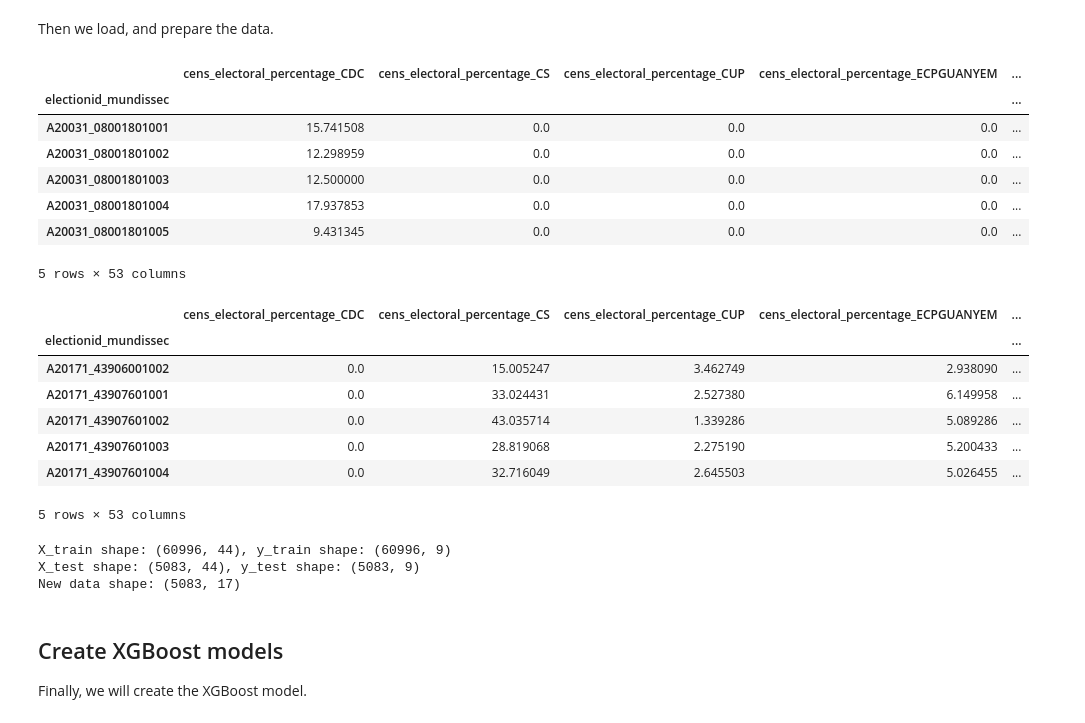
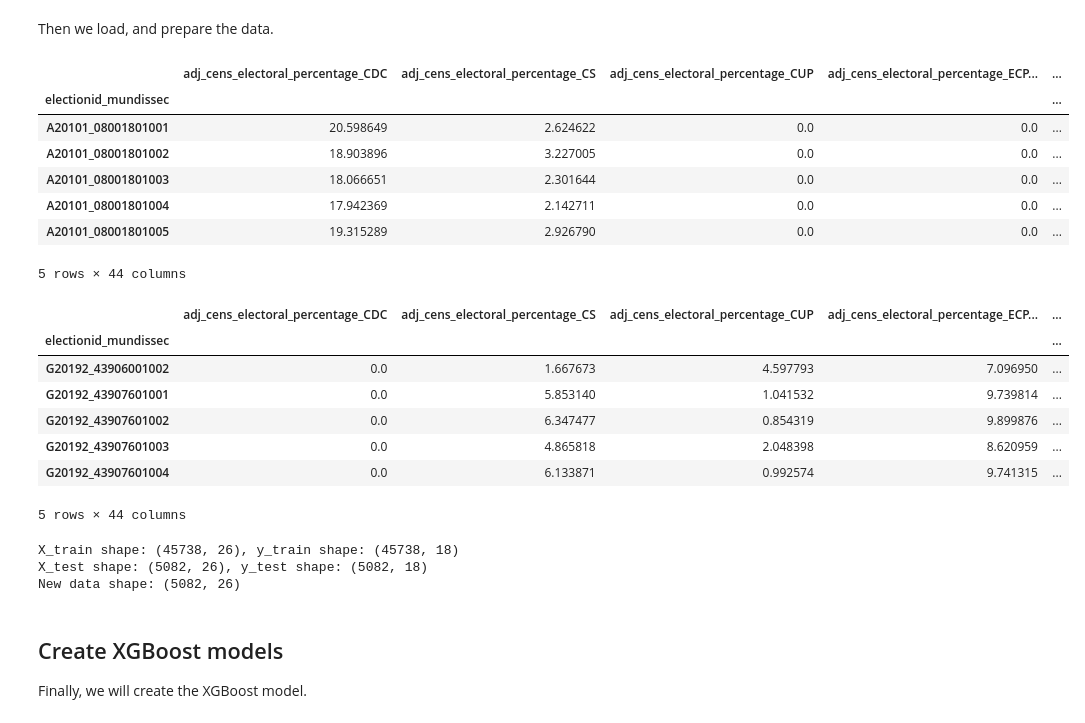
Before and after one commit to guillempla/catalan-elections-forecasting, a Jupyter notebook: src/study_data/create-timeseries-model.ipynb, the cells around one changed output. Cells and saved outputs as stored; diff of their text form; code cells hidden in the pictures.

```diff
--- a/src/study_data/create-timeseries-model.ipynb
+++ b/src/study_data/create-timeseries-model.ipynb
@@ -76,31 +76,31 @@ def remove_rows_with_null_sets(df, max_null_sets):
 
     return filtered_df
 # %%
-df_timeseries = pd.read_pickle("../../data/output/timeseries_2003_2024_6_1_True_True_True_True.pkl")
+df_timeseries = pd.read_pickle("../../data/output/timeseries_2010_2024_1_complete_adj.pkl")
 df_sorted = sort_by_year_repetition(df_timeseries)
-df_timeseries = add_shifted_columns_grouped(df_sorted, 4)
+df_timeseries = add_shifted_columns_grouped(df_sorted, 1)
 df_timeseries = remove_rows_with_null_sets(df_timeseries, 1)
 df_timeseries.head()
 # %% [output]
-|  | cens_electoral_percentage_CDC | cens_electoral_percentage_CS | cens_electoral_percentage_CUP | cens_electoral_percentage_ECPGUANYEM | ... |
+|  | adj_cens_electoral_percentage_CDC | adj_cens_electoral_percentage_CS | adj_cens_electoral_percentage_CUP | adj_cens_electoral_percentage_ECP... | ... |
 | electionid_mundissec |  |  |  |  | ... |
-| A20031_08001801001 | 15.741508 | 0.0 | 0.0 | 0.0 | ... |
-| A20031_08001801002 | 12.298959 | 0.0 | 0.0 | 0.0 | ... |
-| A20031_08001801003 | 12.500000 | 0.0 | 0.0 | 0.0 | ... |
-| A20031_08001801004 | 17.937853 | 0.0 | 0.0 | 0.0 | ... |
-| A20031_08001801005 | 9.431345 | 0.0 | 0.0 | 0.0 | ... |
+| A20101_08001801001 | 20.598649 | 2.624622 | 0.0 | 0.0 | ... |
+| A20101_08001801002 | 18.903896 | 3.227005 | 0.0 | 0.0 | ... |
+| A20101_08001801003 | 18.066651 | 2.301644 | 0.0 | 0.0 | ... |
+| A20101_08001801004 | 17.942369 | 2.142711 | 0.0 | 0.0 | ... |
+| A20101_08001801005 | 19.315289 | 2.926790 | 0.0 | 0.0 | ... |
-5 rows × 53 columns
+5 rows × 44 columns
 # %%
 df_timeseries.tail(5)
 # %% [output]
-|  | cens_electoral_percentage_CDC | cens_electoral_percentage_CS | cens_electoral_percentage_CUP | cens_electoral_percentage_ECPGUANYEM | ... |
+|  | adj_cens_electoral_percentage_CDC | adj_cens_electoral_percentage_CS | adj_cens_electoral_percentage_CUP | adj_cens_electoral_percentage_ECP... | ... |
 | electionid_mundissec |  |  |  |  | ... |
-| A20171_43906001002 | 0.0 | 15.005247 | 3.462749 | 2.938090 | ... |
-| A20171_43907601001 | 0.0 | 33.024431 | 2.527380 | 6.149958 | ... |
-| A20171_43907601002 | 0.0 | 43.035714 | 1.339286 | 5.089286 | ... |
-| A20171_43907601003 | 0.0 | 28.819068 | 2.275190 | 5.200433 | ... |
-| A20171_43907601004 | 0.0 | 32.716049 | 2.645503 | 5.026455 | ... |
+| G20192_43906001002 | 0.0 | 1.667673 | 4.597793 | 7.096950 | ... |
+| G20192_43907601001 | 0.0 | 5.853140 | 1.041532 | 9.739814 | ... |
+| G20192_43907601002 | 0.0 | 6.347477 | 0.854319 | 9.899876 | ... |
+| G20192_43907601003 | 0.0 | 4.865818 | 2.048398 | 8.620959 | ... |
+| G20192_43907601004 | 0.0 | 6.133871 | 0.992574 | 9.741315 | ... |
-5 rows × 53 columns
+5 rows × 44 columns
 # %%
 def split_data(df):
     # Identify unique elections from the index
@@ -146,9 +146,9 @@ print(f'X_train shape: {X_train.shape}, y_train shape: {y_train.shape}')
 print(f'X_test shape: {X_test.shape}, y_test shape: {y_test.shape}')
 print(f'New data shape: {new_data.shape}')
 # %% [output]
-X_train shape: (60996, 44), y_train shape: (60996, 9)
-X_test shape: (5083, 44), y_test shape: (5083, 9)
-New data shape: (5083, 17)
+X_train shape: (45738, 26), y_train shape: (45738, 18)
+X_test shape: (5082, 26), y_test shape: (5082, 18)
+New data shape: (5082, 26)
 # %%
 X_train = X_train.astype(float)
 y_train = y_train.astype(float)
```
Also changed, not shown: parts of 3 cells of this notebook.
